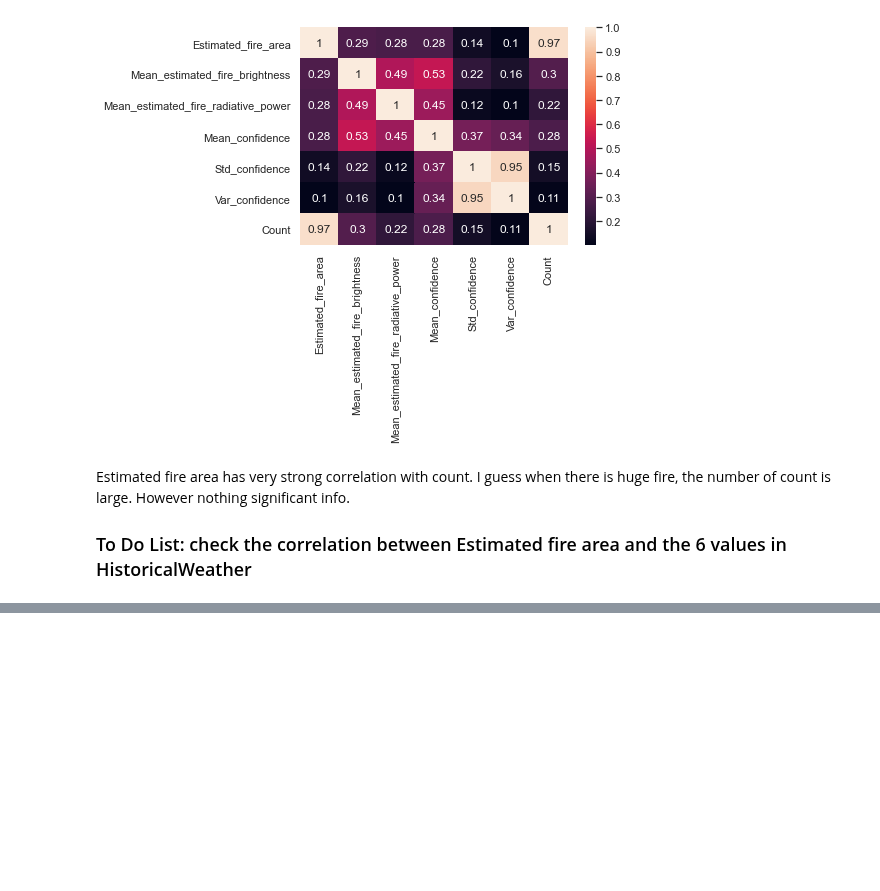
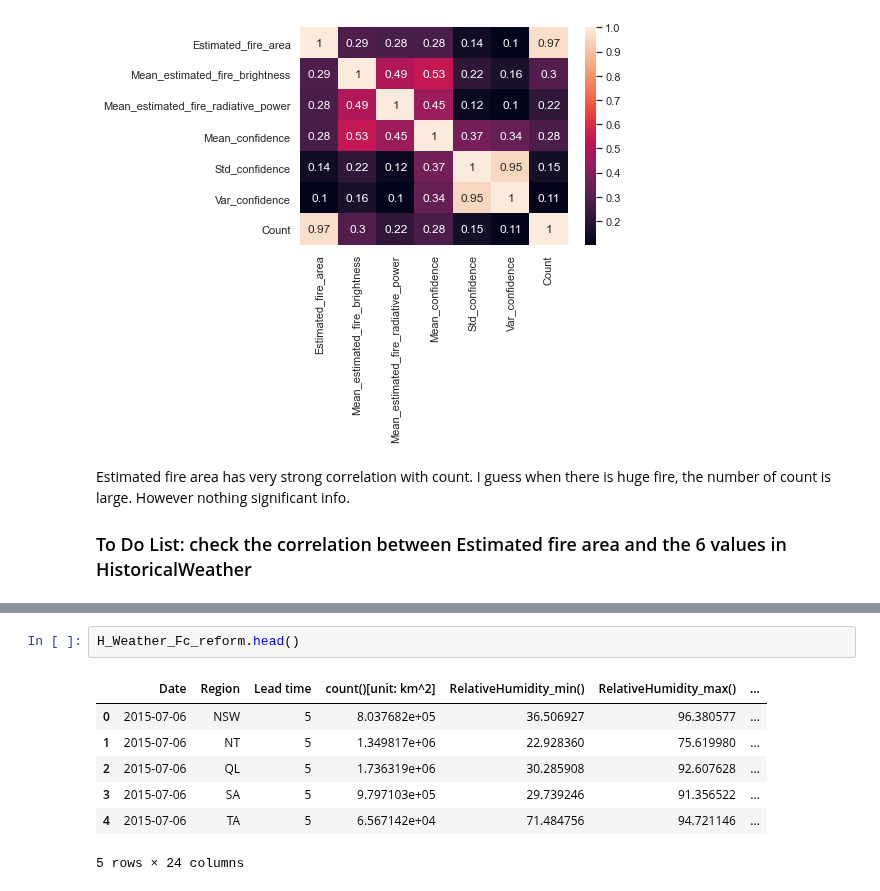
Before and after one commit to ccomkhj/Spot-Challenge-Wildfires, a Jupyter notebook: main/data_process.ipynb, the cells around one changed output, grey strips where cells are left out. Drawn from its saved outputs; the diff is of its cells as text; blank space fills up the shorter version.

```diff
--- a/main/data_process.ipynb
+++ b/main/data_process.ipynb
@@ -520,0 +560,10 @@ testing again
+# %%
+H_Weather_Fc_reform.head()
+# %% [output]
+|  | Date | Region | Lead time | count()[unit: km^2] | RelativeHumidity_min() | RelativeHumidity_max() | ... |
+| 0 | 2015-07-06 | NSW | 5 | 8.037682e+05 | 36.506927 | 96.380577 | ... |
+| 1 | 2015-07-06 | NT | 5 | 1.349817e+06 | 22.928360 | 75.619980 | ... |
+| 2 | 2015-07-06 | QL | 5 | 1.736319e+06 | 30.285908 | 92.607628 | ... |
+| 3 | 2015-07-06 | SA | 5 | 9.797103e+05 | 29.739246 | 91.356522 | ... |
+| 4 | 2015-07-06 | TA | 5 | 6.567142e+04 | 71.484756 | 94.721146 | ... |
+5 rows × 24 columns
```
Also changed, not shown: parts of 9 cells of this notebook, 1 other file.
